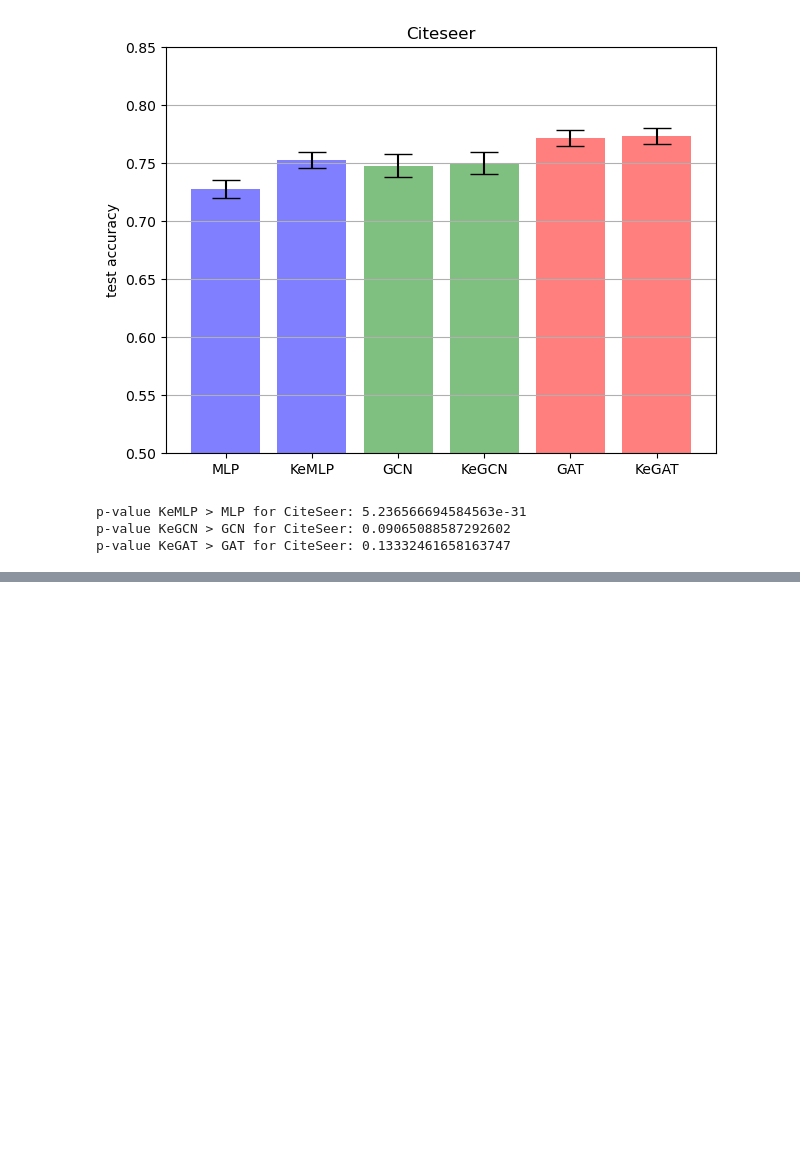
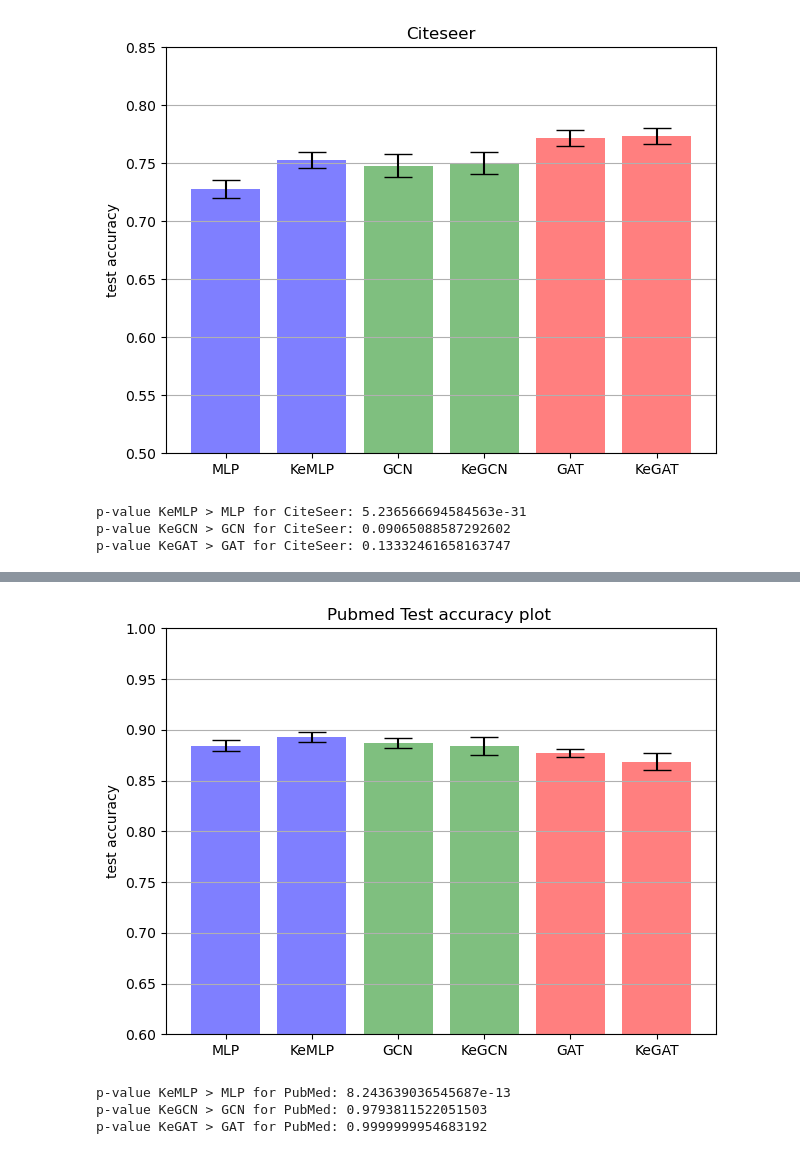
Before and after one commit to LuisaWerner/kegnn, a Jupyter notebook: KENN-Experiments/results_analysis.ipynb, the cells around one changed output, grey strips where cells are left out. Saved outputs shown, nothing was run; the diff lists cells and outputs as text; code cells hidden in the pictures; blank space fills up the shorter version.

```diff
--- a/KENN-Experiments/results_analysis.ipynb
+++ b/KENN-Experiments/results_analysis.ipynb
@@ -17,12 +17,12 @@ cora_kenn_gcn=api.run("luisawerner/nesy23/1agooev5").summary['test_accuracies']
 cora_gat=api.run("luisawerner/nesy23/1ip2vw3v").summary['test_accuracies']
 cora_kenn_gat=api.run("luisawerner/nesy23/3ob9d8s0").summary['test_accuracies']
 # %%
-pubmed_mlp=api.run("luisawerner/ijcai23/11tzslov").summary['test_accuracies']
-pubmed_kenn_mlp=api.run("luisawerner/ijcai23/1gxdt96u").summary['test_accuracies']
-pubmed_gcn=api.run("luisawerner/ijcai23/yyqqkqgt").summary['test_accuracies']
-pubmed_kenn_gcn=api.run("luisawerner/ijcai23/r3n99eqd").summary['test_accuracies']
-# pubmed_gat = api.run("luisawerner/ijcai23/26e1ecjo").summary['test_accuracies']
-# pubmed_kenn_gat = api.run("luisawerner/ijcai23/26e1ecjo").summary['test_accuracies']
+pubmed_mlp=api.run("luisawerner/nesy23/3vol5qrs").summary['test_accuracies']
+pubmed_kenn_mlp=api.run("luisawerner/nesy23/2tnphpvq").summary['test_accuracies']
+pubmed_gcn=api.run("luisawerner/nesy23/sml5bi91").summary['test_accuracies']
+pubmed_kenn_gcn=api.run("luisawerner/nesy23/2bkseqxp").summary['test_accuracies']
+pubmed_gat = api.run("luisawerner/nesy23/2tnswjml").summary['test_accuracies']
+pubmed_kenn_gat = api.run("luisawerner/nesy23/1fv9jhuv").summary['test_accuracies']
 # %%
 citeseer_mlp=api.run("luisawerner/nesy23/6nulutmt").summary['test_accuracies']
 citeseer_kenn_mlp=api.run("luisawerner/nesy23/2jhyvc06").summary['test_accuracies']
@@ -117,20 +126,26 @@ p-value KeGAT > GAT for CiteSeer: 0.13332461658163747
 # %%
 # PubMed
-# means = [np.mean(pubmed_mlp), np.mean(pubmed_kenn_mlp), np.mean(pubmed_gcn), np.mean(pubmed_kenn_gcn)]
-# errors = [np.std(pubmed_mlp), np.std(pubmed_kenn_mlp), np.std(pubmed_gcn), np.std(pubmed_kenn_gcn)]
-# fig, ax = plt.subplots()
-# ax.bar(xpos, means, yerr=errors, align='center', alpha=0.5, ecolor='black', capsize=10)
-# ax.set_ylabel('test accuracy')
-# ax.set_xticks(xpos)
-# ax.set_xticklabels(['MLP', 'KeMLP', 'GCN', 'KeGCN'])
-# ax.set_title('Pubmed Test accuracy plot ')
-# ax.yaxis.grid(True)
+xpos = np.arange(6)
+means = [np.mean(pubmed_mlp), np.mean(pubmed_kenn_mlp), np.mean(pubmed_gcn), np.mean(pubmed_kenn_gcn), np.mean(pubmed_gat), np.mean(pubmed_kenn_gat)]
+errors = [np.std(pubmed_mlp), np.std(pubmed_kenn_mlp), np.std(pubmed_gcn), np.std(pubmed_kenn_gcn), np.std(pubmed_gat), np.std(pubmed_kenn_gat)]
+fig, ax = plt.subplots()
+ax.bar(xpos, means, yerr=errors, align='center', alpha=0.5, ecolor='black', capsize=10, color=color)
+ax.set_ylabel('test accuracy')
+ax.set_xticks(xpos)
+ax.set_xticklabels(['MLP', 'KeMLP', 'GCN', 'KeGCN', 'GAT', 'KeGAT'])
+ax.set_title('Pubmed Test accuracy plot ')
+ax.yaxis.grid(True)
 
 # Save the figure and show
-# plt.ylim(0.6, 1.0)
-# plt.tight_layout()
-# plt.savefig('pubmed_error_bars.png')
-# plt.show()
-#print(f'p-value KeMLP > MLP for CiteSeer: {scipy.stats.ttest_ind(pubmed_kenn_mlp, pubmed_mlp, alternative="greater")[1]}')
-#print(f'p-value KeGCN > GCN for CiteSeer: {scipy.stats.ttest_ind(pubmed_kenn_gcn, pubmed_gcn, alternative="greater")[1]}')
-# print(f'p-value KeGAT > GAT for CiteSeer: {scipy.stats.ttest_ind(pubmed_kenn_gat, pubmed_gat, alternative="greater")[1]}')
+plt.ylim(0.6, 1.0)
+plt.tight_layout()
+plt.savefig('pubmed_error_bars.png')
+plt.show()
+print(f'p-value KeMLP > MLP for PubMed: {scipy.stats.ttest_ind(pubmed_kenn_mlp, pubmed_mlp, alternative="greater")[1]}')
+print(f'p-value KeGCN > GCN for PubMed: {scipy.stats.ttest_ind(pubmed_kenn_gcn, pubmed_gcn, alternative="greater")[1]}')
+print(f'p-value KeGAT > GAT for PubMed: {scipy.stats.ttest_ind(pubmed_kenn_gat, pubmed_gat, alternative="greater")[1]}')
+# %% [output]
+[figure, added]
+p-value KeMLP > MLP for PubMed: 8.243639036545687e-13
+p-value KeGCN > GCN for PubMed: 0.9793811522051503
+p-value KeGAT > GAT for PubMed: 0.9999999954683192
```
Also changed, not shown: parts of 4 cells of this notebook.
